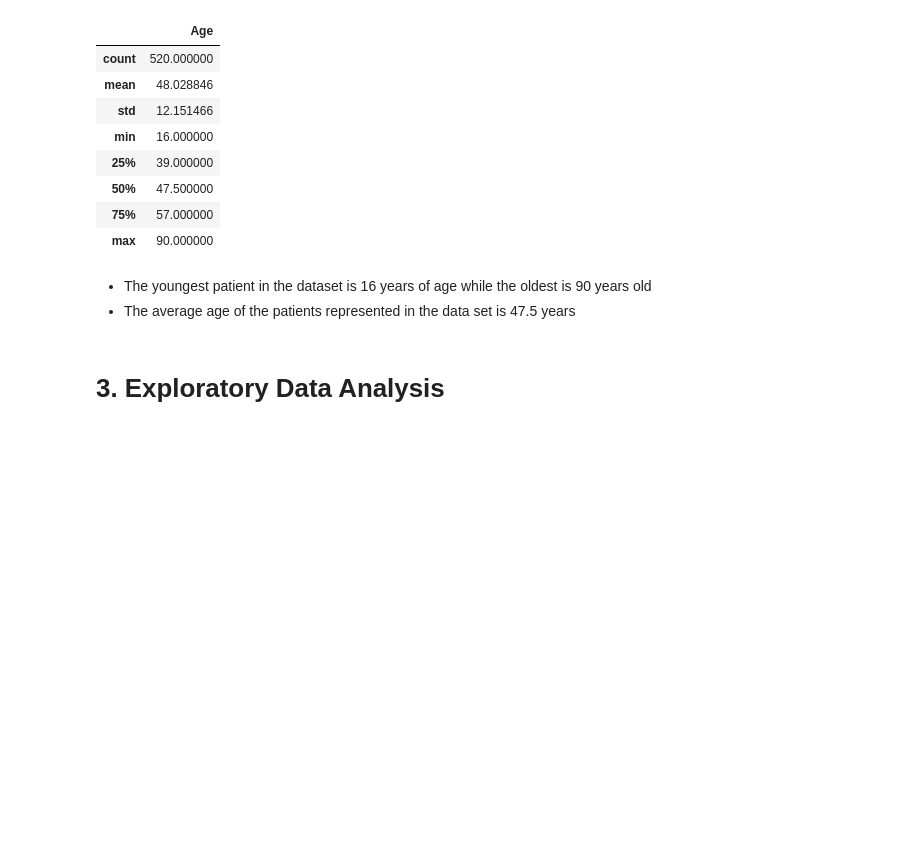
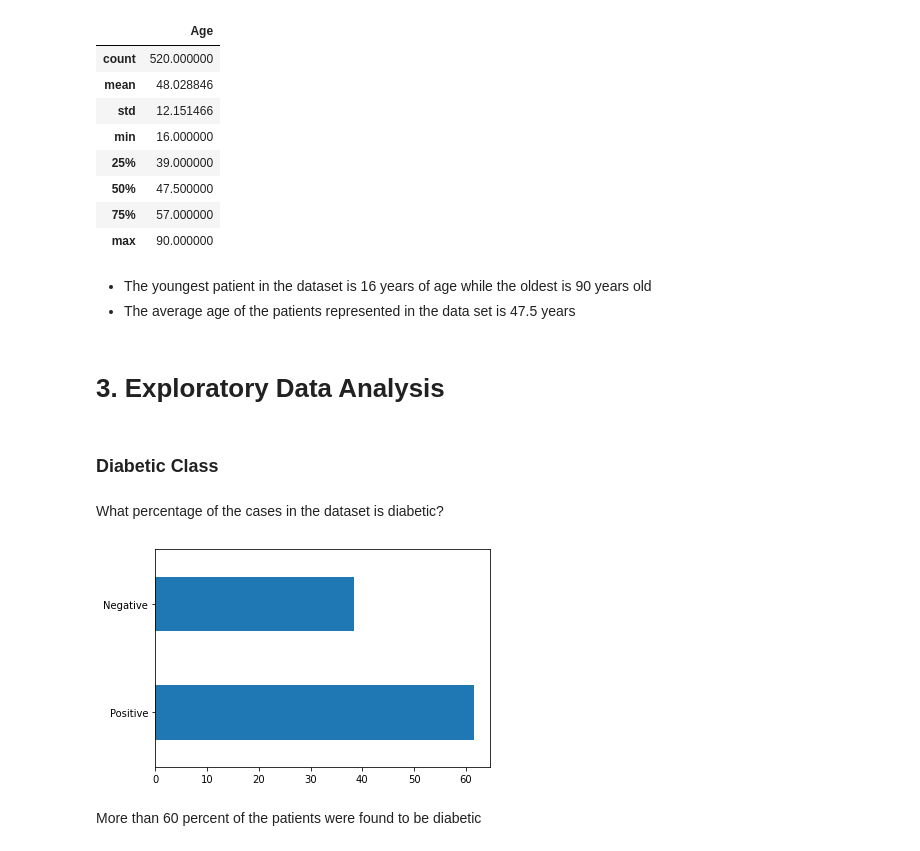
Before and after one commit to hassan-ademola/diabetes_prevention, a Jupyter notebook: diabetes_prevention.ipynb, the cells around one changed output. Drawn from its saved outputs; the diff is of its cells as text; code cells hidden in the pictures; blank space fills up the shorter version.

```diff
--- a/diabetes_prevention.ipynb
+++ b/diabetes_prevention.ipynb
@@ -23,6 +25,9 @@ df.head()
 | 4 | 60 | Male | Yes | Yes | Yes | Yes | Yes | No | ... |
 # %% [markdown]
 **Age** is the only numerical variable in the dataset
+# %%
+# rename columns for consistency
+df.columns = df.columns.str.lower()
 # %%
 # get a summary of the data
 df.info()
@@ -65,3 +70,13 @@ df.describe()
 - The average age of the patients represented in the data set is 47.5 years
 # %% [markdown]
 # 3. Exploratory Data Analysis
+# %% [markdown]
+### Diabetic Class
+# %% [markdown]
+What percentage of the cases in the dataset is diabetic?
+# %%
+(df['class'].value_counts(normalize=True)*100).plot.barh();
+# %% [output]
+[figure, added]
+# %% [markdown]
+More than 60 percent of the patients were found to be diabetic
```
Also changed, not shown: parts of 58 cells of this notebook.
